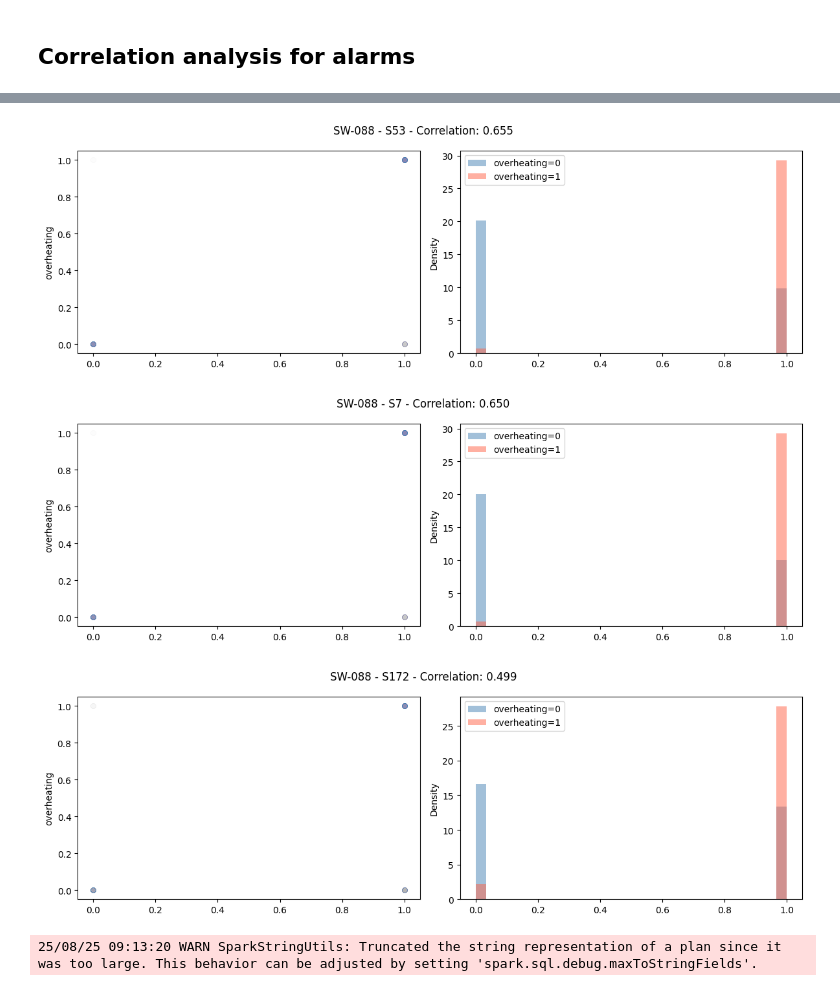
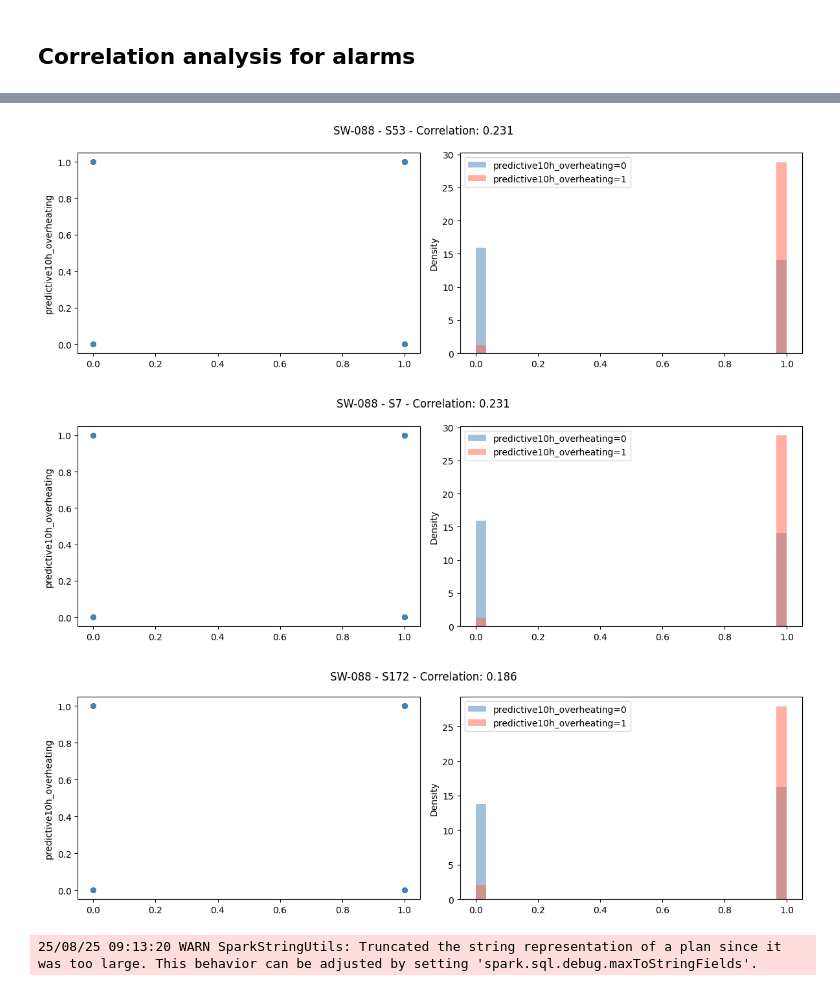
Before and after one commit to RaffaeleSabatini/MAPD2025_proj3, a Jupyter notebook: Group04.ipynb, the cells around one changed output, grey strips where cells are left out. Cells and saved outputs as stored; diff of their text form; code cells hidden in the pictures.

```diff
--- a/Group04.ipynb
+++ b/Group04.ipynb
@@ -11,9 +11,9 @@ nome = "marco"
 # Pulizia delle cache (rimuove se ci sono dataframe persistati)
 
 # # FOR DOCKER ---------- DO NOT DELETE
-# #df_final_088.write.mode("overwrite").parquet("df_lavorare.parquet") #save file
-# df_final_088 = spark.read.parquet("df_lavorare.parquet") #read file
-# useful_sensors = ['P1', 'P10', 'P15', 'P16', 'P17', 'P18', 'P2', 'P5', 'P6', 'P7', 'P8', 'P9', 'S1', 'S10', 'S100', 'S101', 'S102', 'S107', 'S109', 'S112', 'S113', 'S114', 'S115', 'S117', 'S118', 'S122', 'S123', 'S124', 'S125', 'S126', 'S127', 'S128', 'S129', 'S130', 'S137', 'S138', 'S140', 'S143', 'S147', 'S151', 'S154', 'S157', 'S158', 'S159', 'S164', 'S166', 'S169', 'S170', 'S171', 'S172', 'S173', 'S174', 'S178', 'S179', 'S180', 'S181', 'S183', 'S2', 'S201', 'S202', 'S203', 'S204', 'S205', 'S206', 'S25', 'S3', 'S33', 'S35', 'S37', 'S39', 'S40', 'S41', 'S46', 'S47', 'S5', 'S53', 'S55', 'S6', 'S64', 'S7', 'S70', 'S71', 'S72', 'S73', 'S8', 'S80', 'S81', 'S83', 'S86', 'S9', 'S90', 'S94', 'S97', 'SA1', 'SA10', 'SA11', 'SA2', 'SA3', 'SA5', 'SA6', 'SA7', 'SA9']
+# df_final_088.write.mode("overwrite").parquet("df_final_088.parquet") #save file
+df_final_088 = spark.read.parquet("df_lavorare.parquet") #read file
+useful_sensors = ['P1', 'P10', 'P15', 'P16', 'P17', 'P18', 'P2', 'P5', 'P6', 'P7', 'P8', 'P9', 'S1', 'S10', 'S100', 'S101', 'S102', 'S107', 'S109', 'S112', 'S113', 'S114', 'S115', 'S117', 'S118', 'S122', 'S123', 'S124', 'S125', 'S126', 'S127', 'S128', 'S129', 'S130', 'S137', 'S138', 'S140', 'S143', 'S147', 'S151', 'S154', 'S157', 'S158', 'S159', 'S164', 'S166', 'S169', 'S170', 'S171', 'S172', 'S173', 'S174', 'S178', 'S179', 'S180', 'S181', 'S183', 'S2', 'S201', 'S202', 'S203', 'S204', 'S205', 'S206', 'S25', 'S3', 'S33', 'S35', 'S37', 'S39', 'S40', 'S41', 'S46', 'S47', 'S5', 'S53', 'S55', 'S6', 'S64', 'S7', 'S70', 'S71', 'S72', 'S73', 'S8', 'S80', 'S81', 'S83', 'S86', 'S9', 'S90', 'S94', 'S97', 'SA1', 'SA10', 'SA11', 'SA2', 'SA3', 'SA5', 'SA6', 'SA7', 'SA9']
 list_hw = ["SW-115","SW-088","SW-065","SW-106"]
 
 #spark.catalog.clearCache()
@@ -83,7 +83,7 @@ if docker:
     spark = SparkSession.builder \
         .master("spark://spark-master:7077") \
         .appName("ProjectDocker") \
-        .config("spark.executor.memory", "1300m") \
+        .config("spark.executor.memory", "1750m") \
         .config("spark.cores.max", "8") \
         .config("spark.default.parallelism", "16") \
         .config("spark.sql.shuffle.partitions", "16") \
@@ -399,7 +399,7 @@ df_blocks.select("hwid","BlockID","when","window_start","window_end",*engines,*a
 # Import the file
 # %%
 if docker:
-    df_blocks = spark.read.parquet("/mapd-workspace/df_block.parquet")
+    df_blocks = spark.read.parquet("/mapd-workspace/df_blocks.parquet")
 
 else:
     df_blocks = spark.read.parquet("/mnt/shared/df_blocks.parquet/")
@@ -1007,12 +1029,12 @@ Wall time: 424 ms
 # %%
 #DOCKER PER MARCO
-alarm_corr = correlations(df_final_088, useful_sensors, 'overheating')
+alarm_corr = correlations(df_final_088, useful_sensors, 'predictive10h_overheating')
 top_alarm_corr = alarm_corr.head(3)['Sensors'].tolist()
-plot_correlations(df_final_088, 'overheating', top_alarm_corr, alarm_corr, 'SW-088')
+plot_correlations(df_final_088, 'predictive10h_overheating', top_alarm_corr, alarm_corr, 'SW-088')
 # %% [output]
-[figure, old version]
+[figure, new version]
-[figure, old version]
+[figure, new version]
-[figure, old version]
+[figure, new version]
 # %%
 hw_to_inspect = 'SW-088'
 alarm_corr = correlations(list_df_final[hw_to_inspect], useful_sensors, 'overheating')
```
Also changed, not shown: parts of 29 cells of this notebook, 1 other file.
